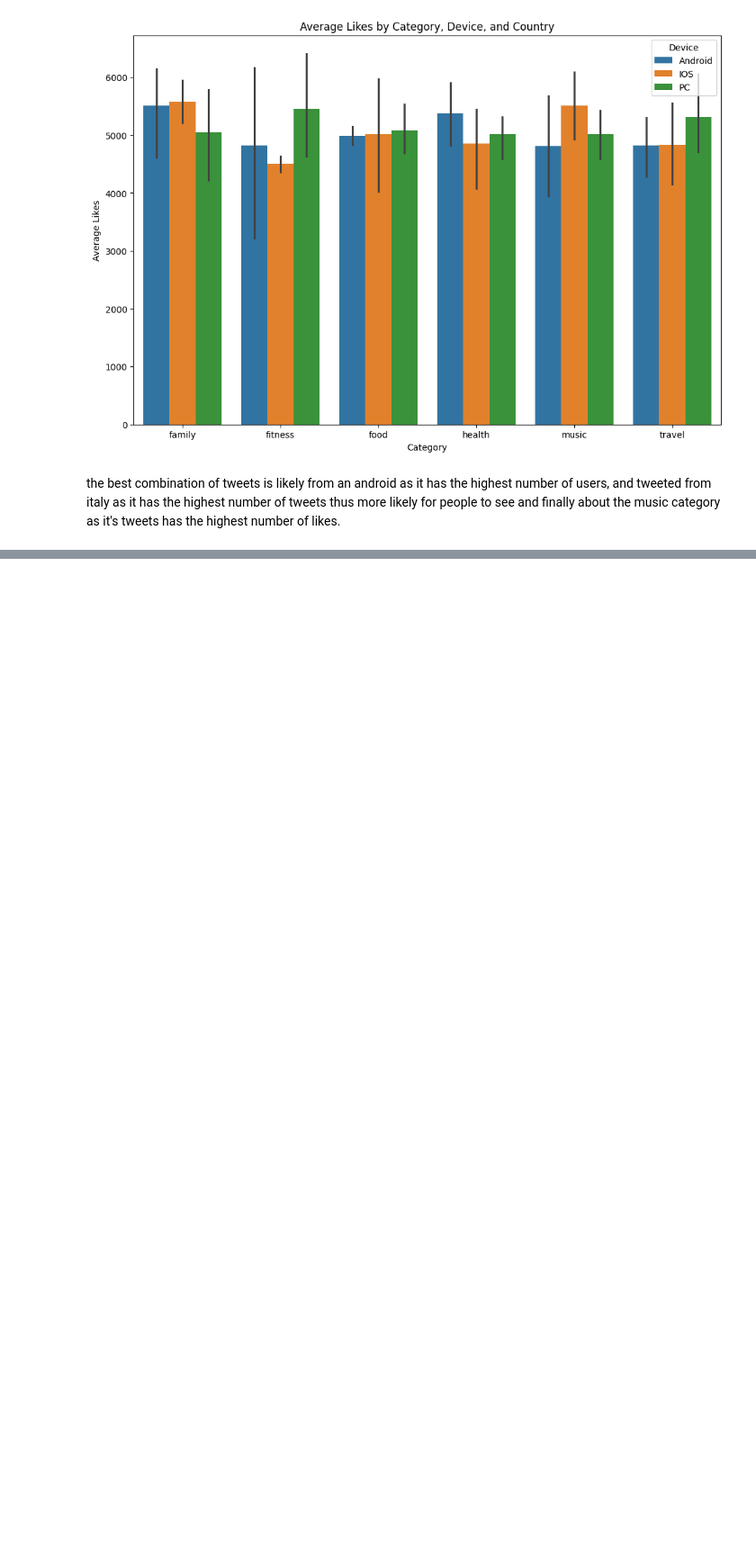
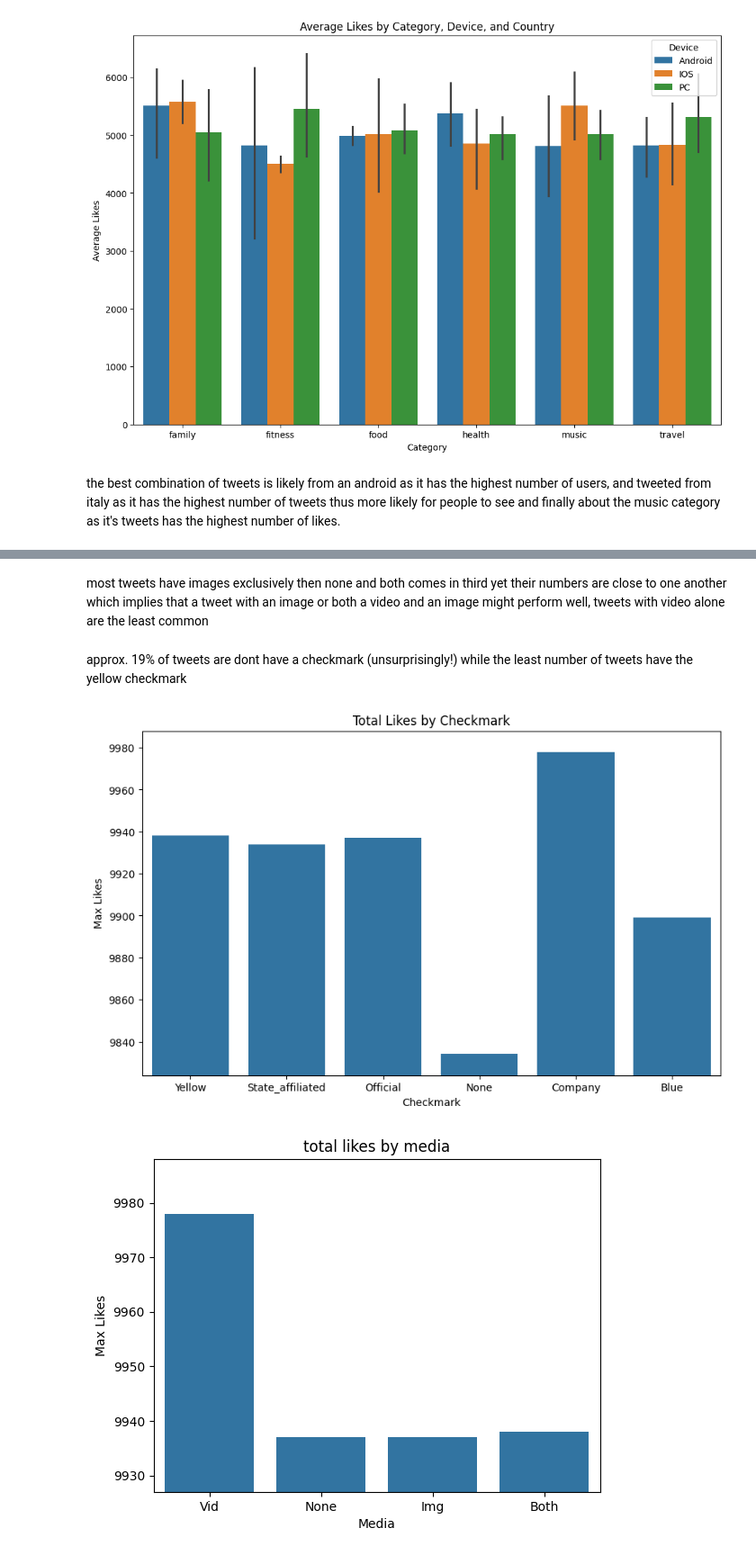
Before and after one commit to Khogeta/analysis, a Jupyter notebook: tweet_analysis_p1.ipynb, the cells around one changed output, grey strips where cells are left out. Shown at 90% size. Cells and saved outputs as stored; diff of their text form; code cells hidden in the pictures; blank space fills up the shorter version.

```diff
--- a/tweet_analysis_p1.ipynb
+++ b/tweet_analysis_p1.ipynb
@@ -262,0 +275,24 @@ the best combination of tweets is likely from an android as it has the highest n
+# %% [markdown]
+most tweets have images exclusively then none and both comes in third yet their numbers are close to one another which implies that a tweet with an image or both a video and an image might perform well, tweets with video alone are the least common
+# %% [markdown]
+approx. 19% of tweets are dont have a checkmark (unsurprisingly!) while the least number of tweets have the yellow checkmark
+# %%
+Max_check = df.groupby('Checkmark')['Likes'].max().sort_index(ascending=False).reset_index()
+
+plt.figure(figsize=(10, 6))
+sns.barplot(x='Checkmark', y='Likes', data=Max_check)
+plt.ylim(Max_check['Likes'].min() - 10, Max_check['Likes'].max() + 10)  # Adjust the limits
+plt.title('Total Likes by Checkmark')
+plt.xlabel('Checkmark')
+plt.ylabel('Max Likes')
+plt.show()
+max_media = df.groupby('Media')['Likes'].max().sort_index(ascending=False).reset_index()
+sns.barplot(x='Media',y='Likes',data=max_media)
+plt.ylim(max_media['Likes'].min() - 10, max_media['Likes'].max() + 10)
+plt.title('total likes by media')
+plt.xlabel('Media')
+plt.ylabel('Max Likes')
+plt.show()
+# %% [output]
+[figure, added]
+[figure, added]
```
Also changed, not shown: parts of 7 cells of this notebook.
